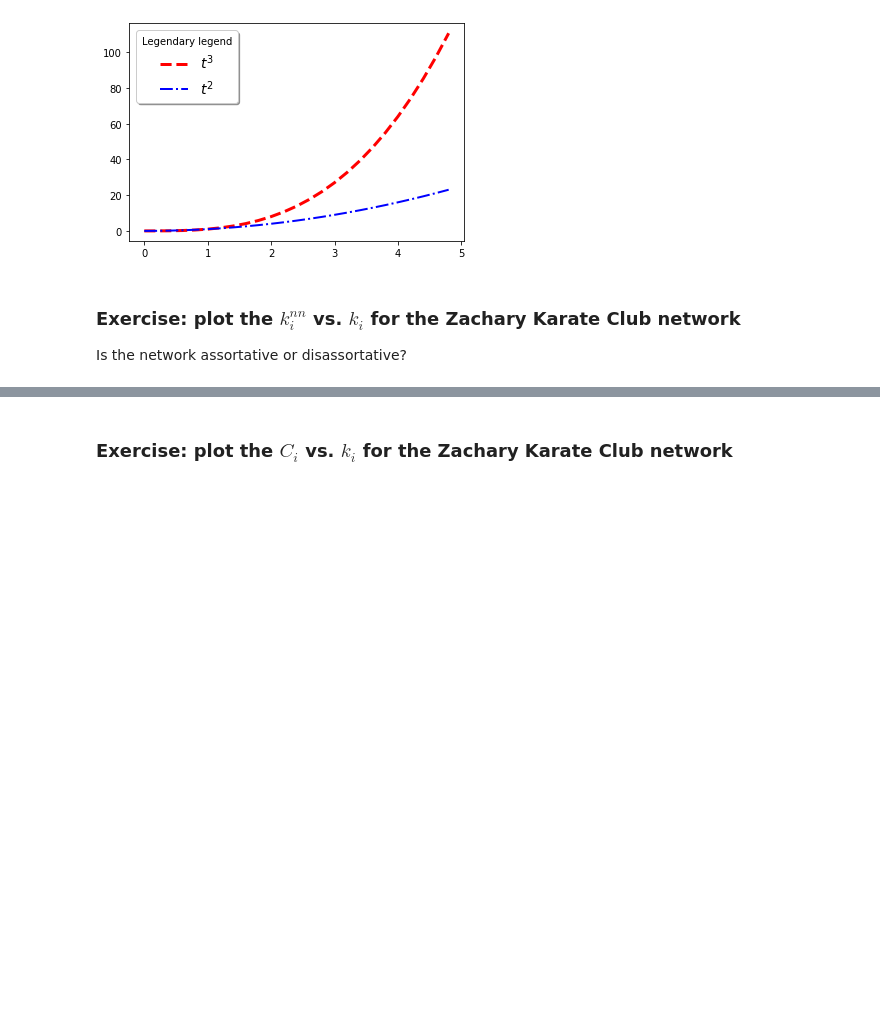
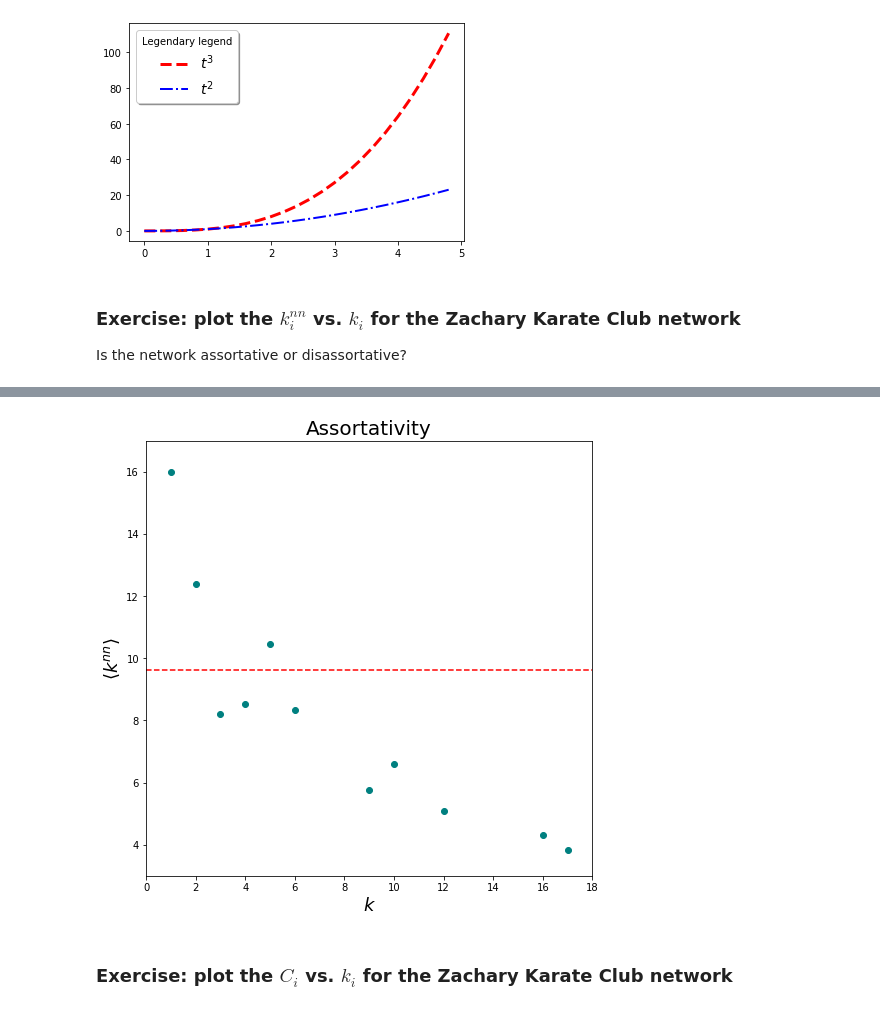
Before and after one commit to fabiosaracco/networks_01_2020, a Jupyter notebook: Lectures/Lecture_3_Matplotlib.ipynb, the cells around one changed output, grey strips where cells are left out. Saved outputs shown, nothing was run; the diff lists cells and outputs as text; code cells hidden in the pictures; blank space fills up the shorter version.

```diff
--- a/Lectures/Lecture_3_Matplotlib.ipynb
+++ b/Lectures/Lecture_3_Matplotlib.ipynb
@@ -183,0 +263,2 @@ Is the network assortative or disassortative?
+# %%
+k_unique=np.unique(k, return_inverse=True, return_counts=True)
@@ -184,3 +272,19 @@ Is the network assortative or disassortative?
+# %%
+k_nn_unique=np.zeros(len(k_unique[0]))
+for i_kk, kk in enumerate(k_unique[0]):
+    k_nn_unique[i_kk]=np.mean(k_nn[k_unique[1]==i_kk])
+# %%
+plt.figure(figsize=(8,8))
+plt.plot(np.arange(19), np.ones(19)*np.sum(k_nn)/l_z, linestyle='--', color='red')
+plt.scatter(k_unique[0], k_nn_unique, color='teal')
+plt.xlim(0, 18)
+plt.ylim(3, 17)
+plt.xlabel(r'$k$', size='18')
+plt.ylabel(r'$\langle k^{nn}\rangle$', size='18')
+plt.title('Assortativity', fontsize=20)
+plt.show()
+# %% [output]
+[figure, added]
 # %% [markdown]
 ### Exercise: plot the $C_i$ vs. $k_i$ for the Zachary Karate Club network
 # %% [markdown]
```
Also changed, not shown: parts of 17 cells of this notebook, 2 other files.
